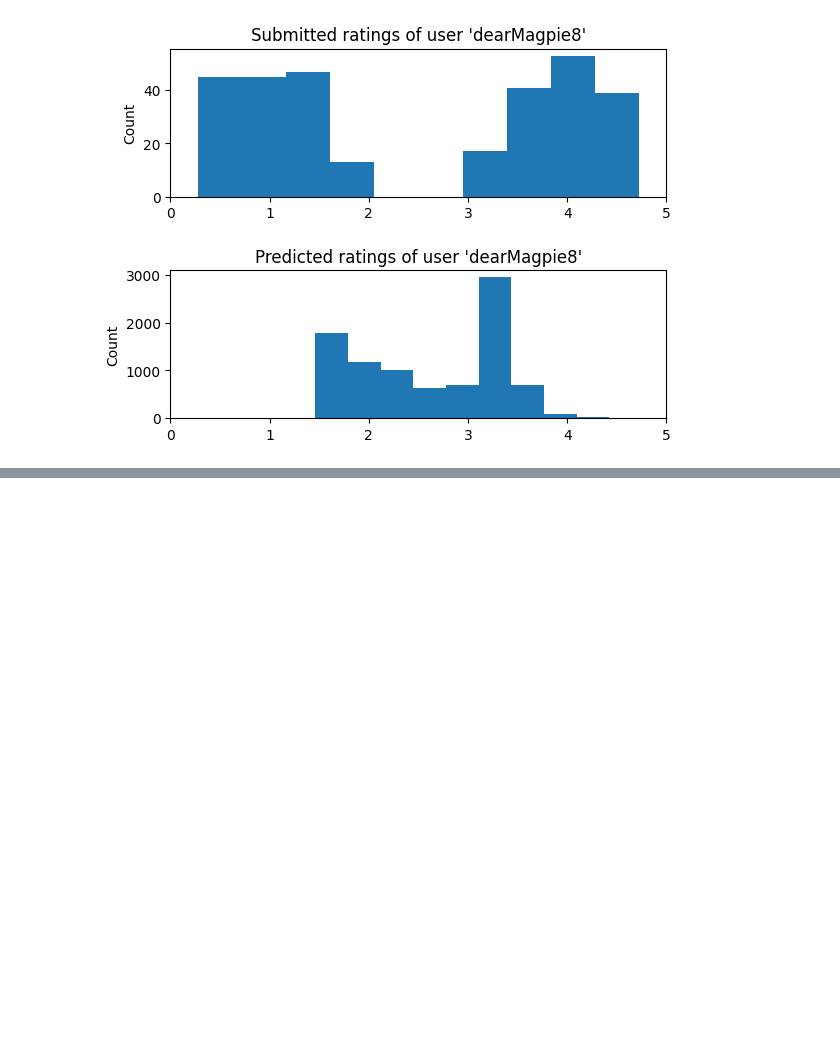
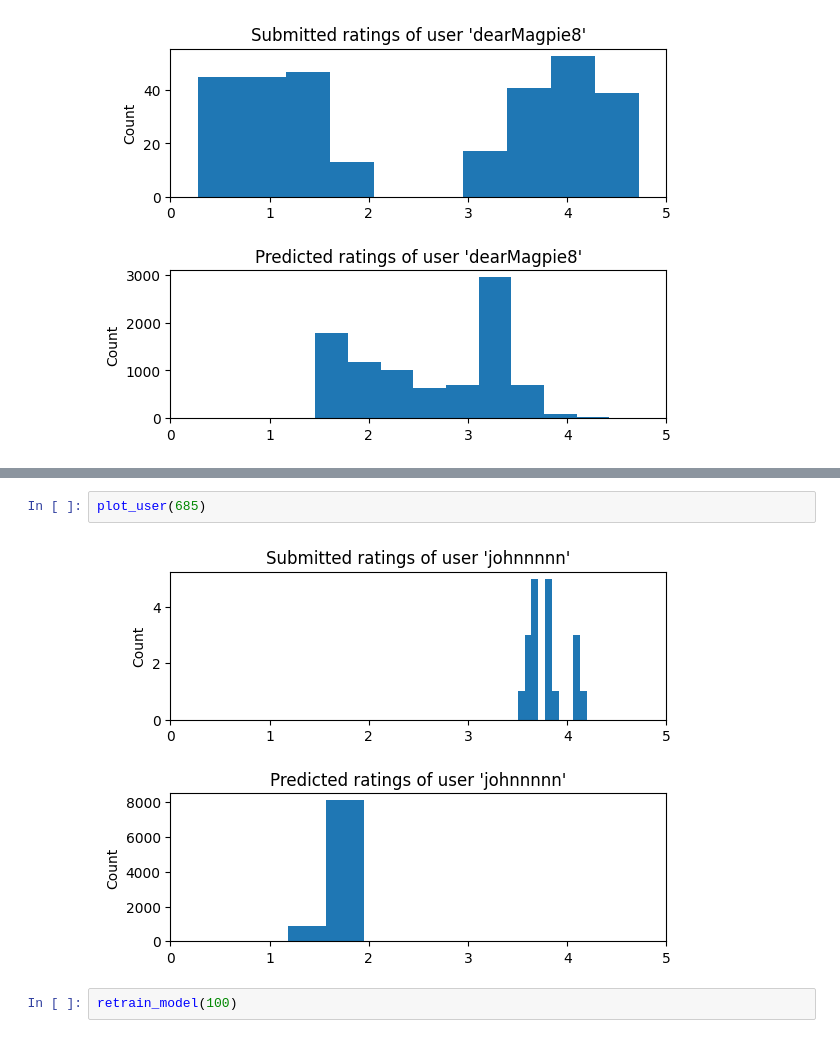
Before and after one commit to John-Atha/diploma, a Jupyter notebook: model-api/experiments/user_predictions.ipynb, the cells around one changed output, grey strips where cells are left out. Saved outputs shown, nothing was run; the diff lists cells and outputs as text; blank space fills up the shorter version.

```diff
--- a/model-api/experiments/user_predictions.ipynb
+++ b/model-api/experiments/user_predictions.ipynb
@@ -586,0 +597,6 @@ plot_user(296)
+# %%
+plot_user(685)
+# %% [output]
+[figure, added]
+# %%
+retrain_model(100)
```
Also changed, not shown: parts of 7 cells of this notebook, 10 other files.
